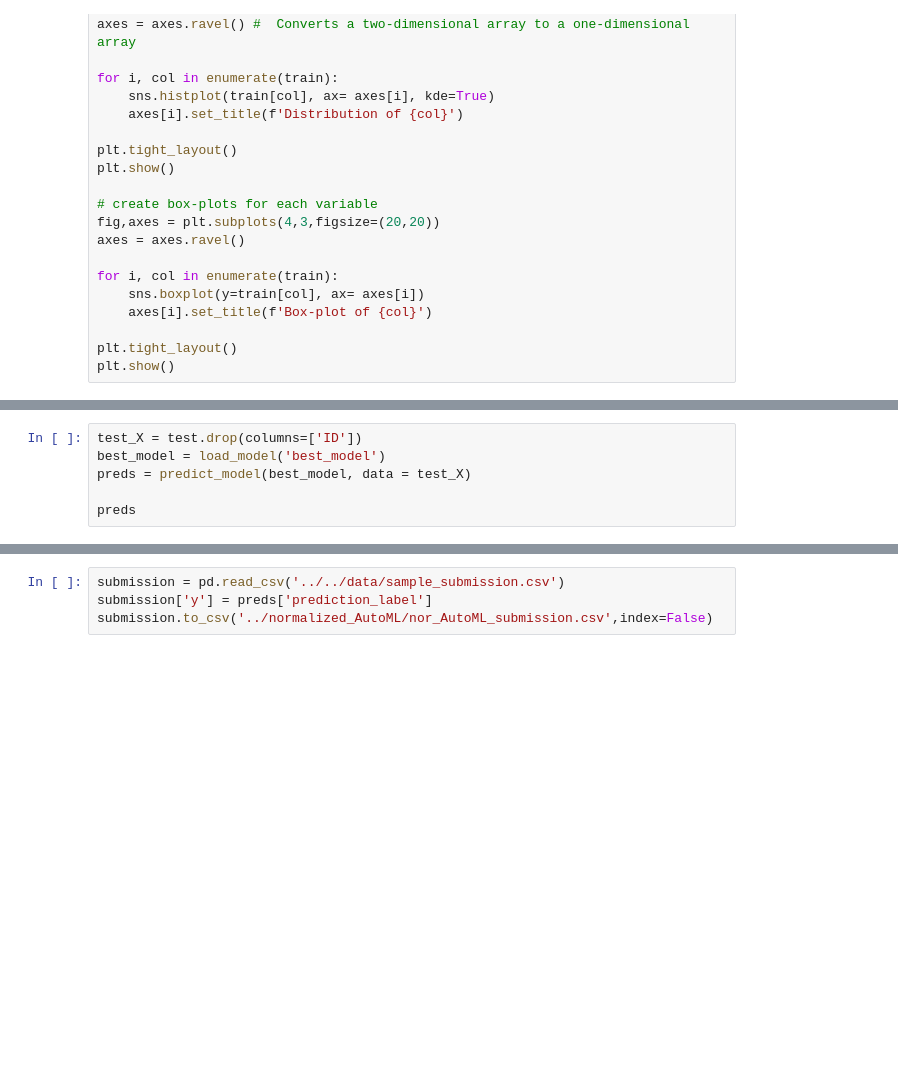
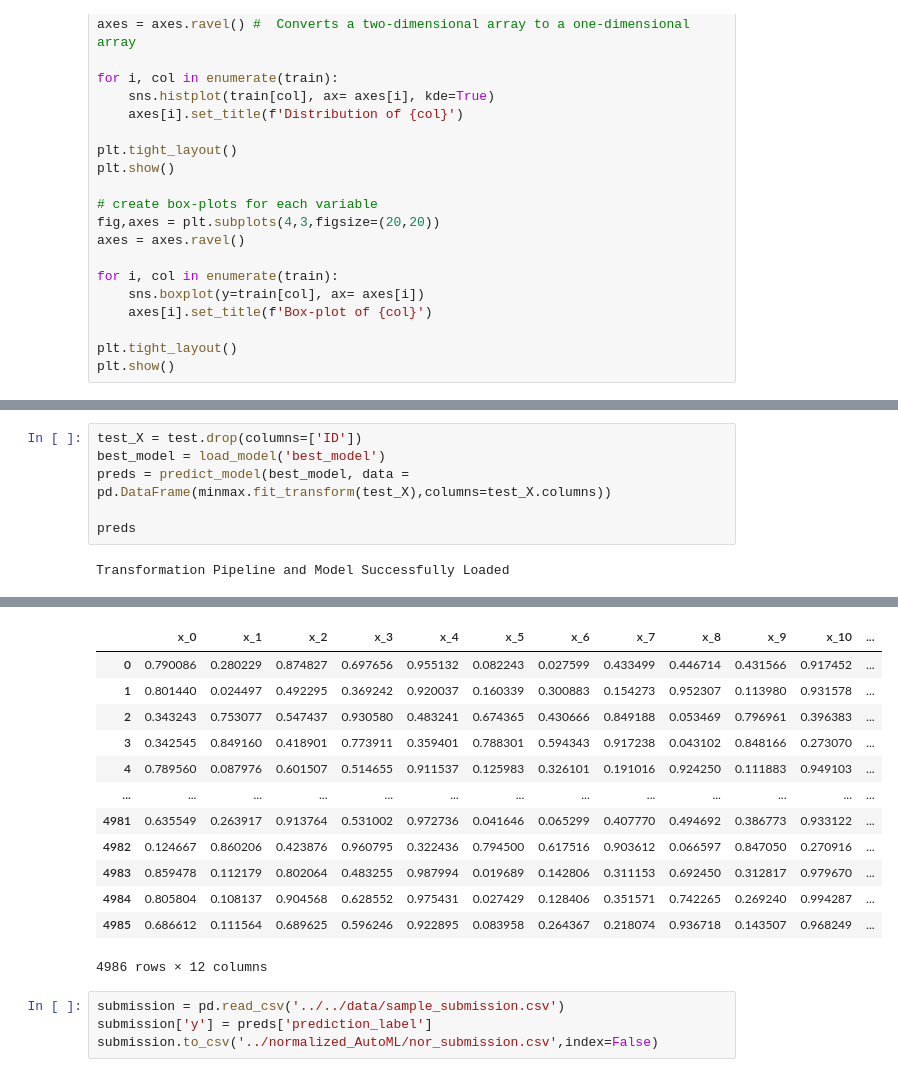
Before and after one commit to kyungheee/2024-Samsung-AI-Challenge-Black-box-Optimization, a Jupyter notebook: model/normalized_AutoML/AutoML.ipynb, the cells around one changed output, grey strips where cells are left out. Drawn from its saved outputs; the diff is of its cells as text; blank space fills up the shorter version.

```diff
--- a/model/normalized_AutoML/AutoML.ipynb
+++ b/model/normalized_AutoML/AutoML.ipynb
@@ -64,6 +138,8 @@ save_model(best_model, 'best_model')
 # %%
 test_X = test.drop(columns=['ID'])
 best_model = load_model('best_model')
-preds = predict_model(best_model, data = test_X)
+preds = predict_model(best_model, data = pd.DataFrame(minmax.fit_transform(test_X),columns=test_X.columns))
 
 preds
+# %% [output]
+Transformation Pipeline and Model Successfully Loaded
@@ -70,4 +147,17 @@ preds
+|  | x_0 | x_1 | x_2 | x_3 | x_4 | x_5 | x_6 | x_7 | x_8 | x_9 | x_10 | ... |
+| 0 | 0.790086 | 0.280229 | 0.874827 | 0.697656 | 0.955132 | 0.082243 | 0.027599 | 0.433499 | 0.446714 | 0.431566 | 0.917452 | ... |
+| 1 | 0.801440 | 0.024497 | 0.492295 | 0.369242 | 0.920037 | 0.160339 | 0.300883 | 0.154273 | 0.952307 | 0.113980 | 0.931578 | ... |
+| 2 | 0.343243 | 0.753077 | 0.547437 | 0.930580 | 0.483241 | 0.674365 | 0.430666 | 0.849188 | 0.053469 | 0.796961 | 0.396383 | ... |
+| 3 | 0.342545 | 0.849160 | 0.418901 | 0.773911 | 0.359401 | 0.788301 | 0.594343 | 0.917238 | 0.043102 | 0.848166 | 0.273070 | ... |
+| 4 | 0.789560 | 0.087976 | 0.601507 | 0.514655 | 0.911537 | 0.125983 | 0.326101 | 0.191016 | 0.924250 | 0.111883 | 0.949103 | ... |
+| ... | ... | ... | ... | ... | ... | ... | ... | ... | ... | ... | ... | ... |
+| 4981 | 0.635549 | 0.263917 | 0.913764 | 0.531002 | 0.972736 | 0.041646 | 0.065299 | 0.407770 | 0.494692 | 0.386773 | 0.933122 | ... |
+| 4982 | 0.124667 | 0.860206 | 0.423876 | 0.960795 | 0.322436 | 0.794500 | 0.617516 | 0.903612 | 0.066597 | 0.847050 | 0.270916 | ... |
+| 4983 | 0.859478 | 0.112179 | 0.802064 | 0.483255 | 0.987994 | 0.019689 | 0.142806 | 0.311153 | 0.692450 | 0.312817 | 0.979670 | ... |
+| 4984 | 0.805804 | 0.108137 | 0.904568 | 0.628552 | 0.975431 | 0.027429 | 0.128406 | 0.351571 | 0.742265 | 0.269240 | 0.994287 | ... |
+| 4985 | 0.686612 | 0.111564 | 0.689625 | 0.596246 | 0.922895 | 0.083958 | 0.264367 | 0.218074 | 0.936718 | 0.143507 | 0.968249 | ... |
+4986 rows × 12 columns
 # %%
 submission = pd.read_csv('../../data/sample_submission.csv')
 submission['y'] = preds['prediction_label']
-submission.to_csv('../normalized_AutoML/nor_AutoML_submission.csv',index=False)
+submission.to_csv('../normalized_AutoML/nor_submission.csv',index=False)
```
Also changed, not shown: parts of 4 cells of this notebook, 6 other files.
